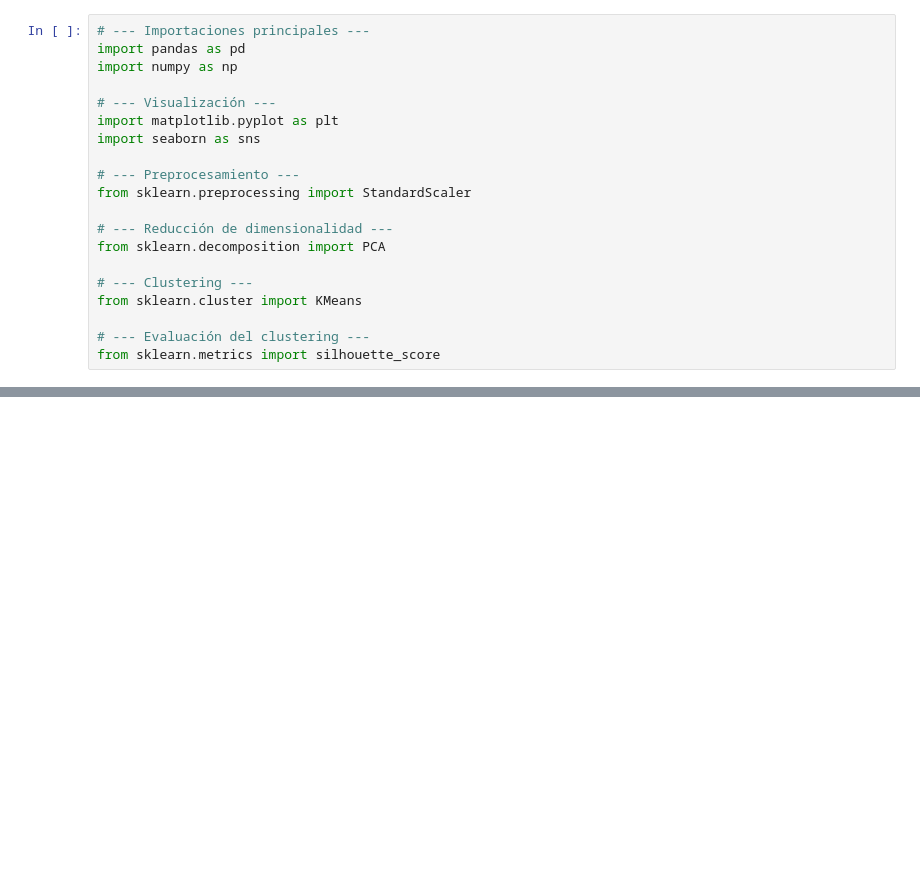
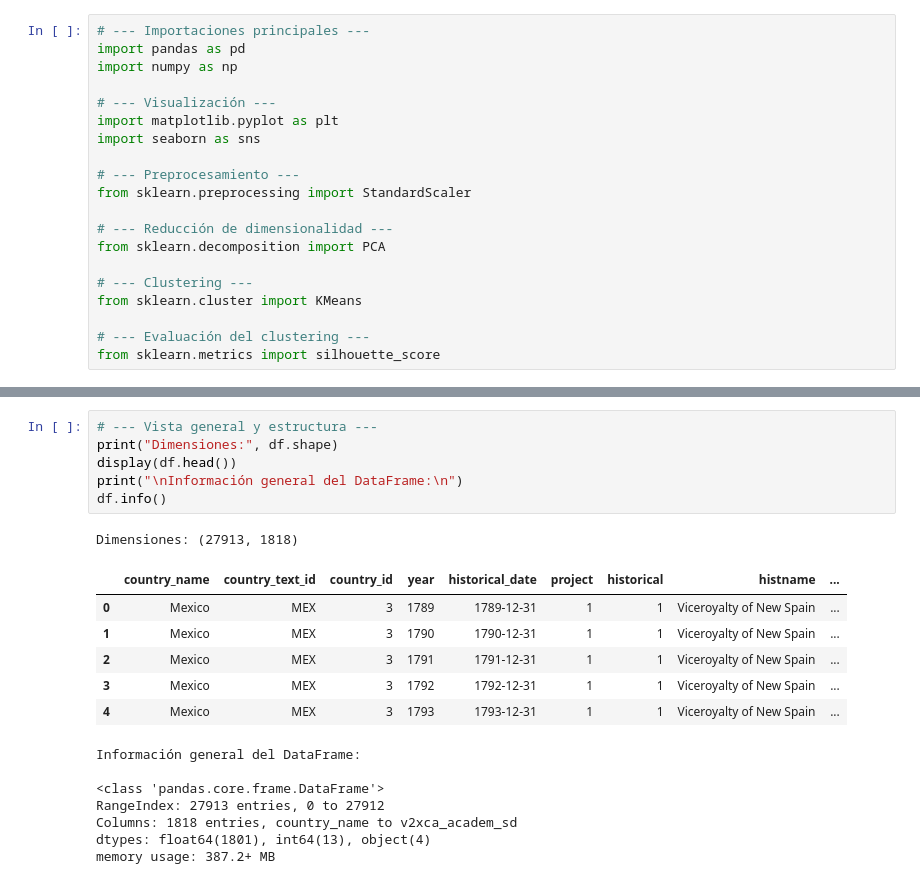
Before and after one commit to fernandezelias/VDem_Democracy_Clustering, a Jupyter notebook: notebooks/01_exploracion.ipynb, the cells around one changed output, grey strips where cells are left out. Drawn from its saved outputs; the diff is of its cells as text; blank space fills up the shorter version.

```diff
--- a/notebooks/01_exploracion.ipynb
+++ b/notebooks/01_exploracion.ipynb
@@ -85,0 +114,21 @@ from sklearn.metrics import silhouette_score
+# %%
+# --- Vista general y estructura ---
+print("Dimensiones:", df.shape)
+display(df.head())
+print("\nInformación general del DataFrame:\n")
+df.info()
+# %% [output]
+Dimensiones: (27913, 1818)
+|  | country_name | country_text_id | country_id | year | historical_date | project | historical | histname | ... |
+| 0 | Mexico | MEX | 3 | 1789 | 1789-12-31 | 1 | 1 | Viceroyalty of New Spain | ... |
+| 1 | Mexico | MEX | 3 | 1790 | 1790-12-31 | 1 | 1 | Viceroyalty of New Spain | ... |
+| 2 | Mexico | MEX | 3 | 1791 | 1791-12-31 | 1 | 1 | Viceroyalty of New Spain | ... |
+| 3 | Mexico | MEX | 3 | 1792 | 1792-12-31 | 1 | 1 | Viceroyalty of New Spain | ... |
+| 4 | Mexico | MEX | 3 | 1793 | 1793-12-31 | 1 | 1 | Viceroyalty of New Spain | ... |
+Información general del DataFrame:
+
+<class 'pandas.core.frame.DataFrame'>
+RangeIndex: 27913 entries, 0 to 27912
+Columns: 1818 entries, country_name to v2xca_academ_sd
+dtypes: float64(1801), int64(13), object(4)
+memory usage: 387.2+ MB
```
Also changed, not shown: parts of 8 cells of this notebook.
